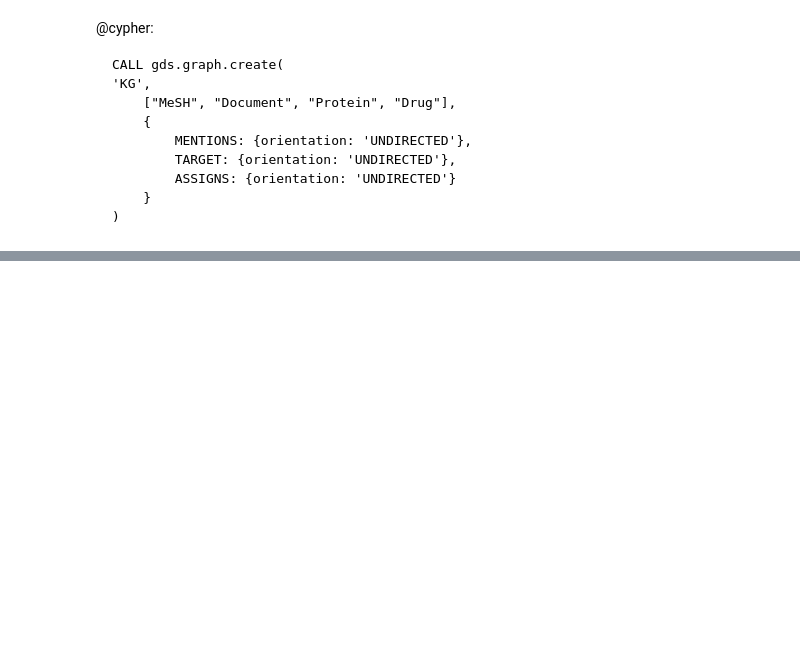
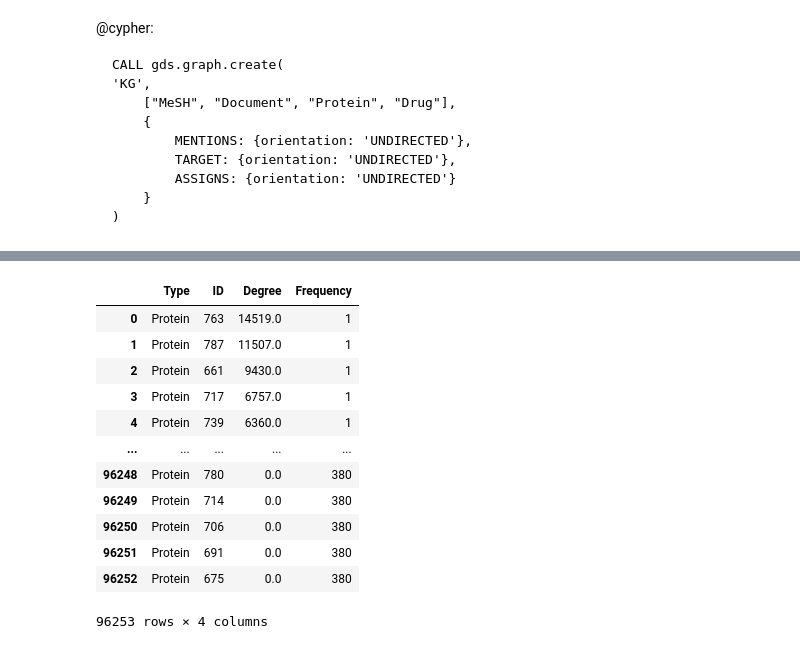
Before and after one commit to irsyadadam/Math-168-Essay-3-Degree-Distributions, a Jupyter notebook: SeabornDisPlot.ipynb, the cells around one changed output, grey strips where cells are left out. Cells and saved outputs as stored; diff of their text form; code cells hidden in the pictures; blank space fills up the shorter version.

```diff
--- a/SeabornDisPlot.ipynb
+++ b/SeabornDisPlot.ipynb
@@ -158,0 +173,21 @@ plt.show()
+# %%
+data = hello.run_algo()
+
+#editing dataframe
+data["Type"] = data["Type"].str[0]
+data["Frequency"] = data["Degree"].map(data["Degree"].value_counts())
+data
+# %% [output]
+|  | Type | ID | Degree | Frequency |
+| 0 | Protein | 763 | 14519.0 | 1 |
+| 1 | Protein | 787 | 11507.0 | 1 |
+| 2 | Protein | 661 | 9430.0 | 1 |
+| 3 | Protein | 717 | 6757.0 | 1 |
+| 4 | Protein | 739 | 6360.0 | 1 |
+| ... | ... | ... | ... | ... |
+| 96248 | Protein | 780 | 0.0 | 380 |
+| 96249 | Protein | 714 | 0.0 | 380 |
+| 96250 | Protein | 706 | 0.0 | 380 |
+| 96251 | Protein | 691 | 0.0 | 380 |
+| 96252 | Protein | 675 | 0.0 | 380 |
+96253 rows × 4 columns
```
Also changed, not shown: parts of 10 cells of this notebook.
